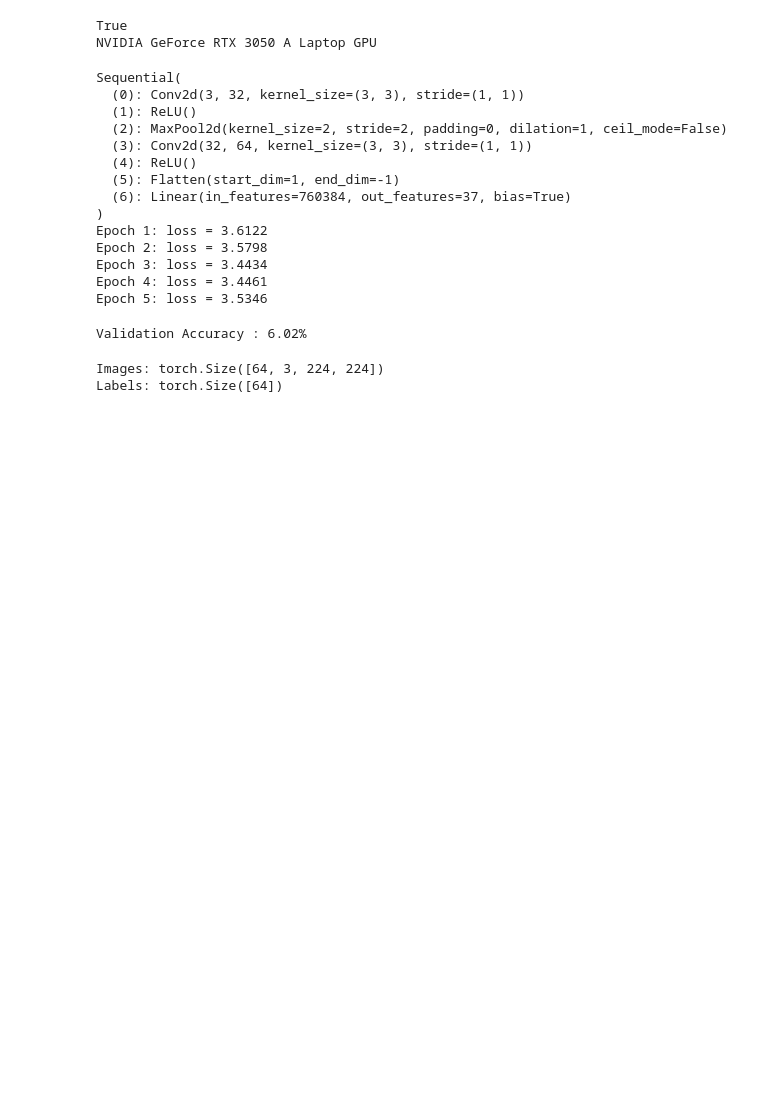
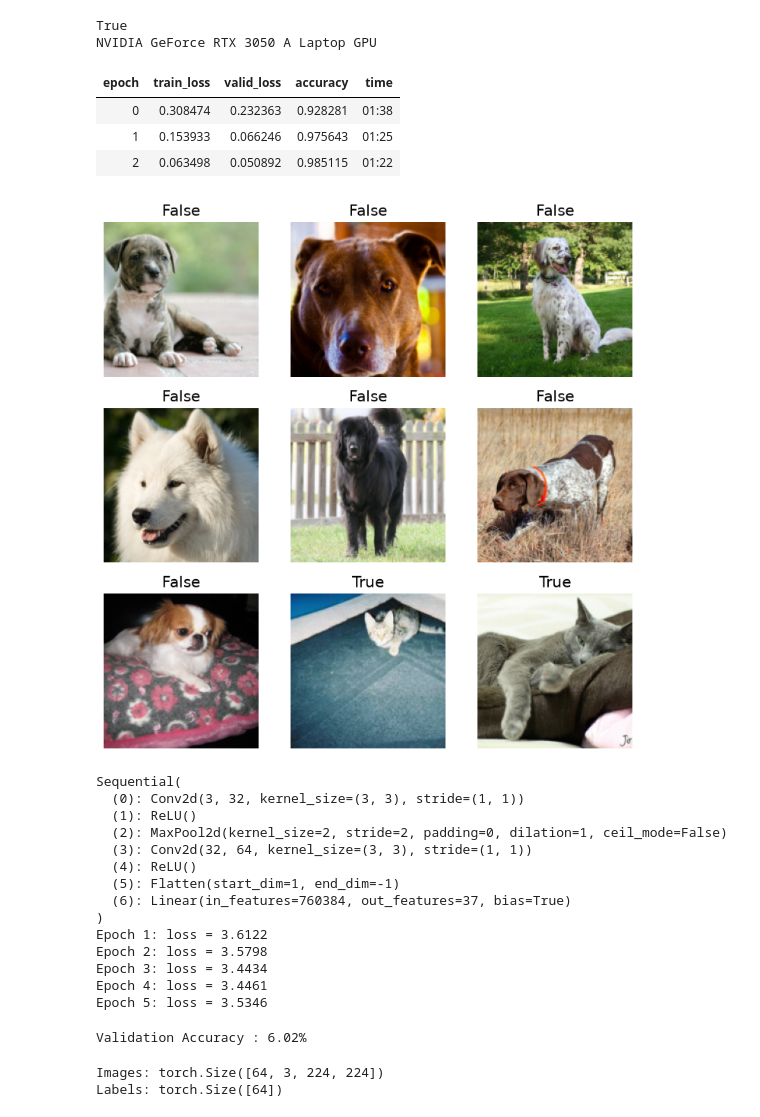
Before and after one commit to SiddhantSharma1723/python-for-ai, a Jupyter notebook: Practice/Phase-5-Deep-Learning/fastai.ipynb, the cells around one changed output. Saved outputs shown, nothing was run; the diff lists cells and outputs as text; code cells hidden in the pictures; blank space fills up the shorter version.

Commit message:
Freeze vs Unfreeze Test

```diff
--- a/Practice/Phase-5-Deep-Learning/fastai.ipynb
+++ b/Practice/Phase-5-Deep-Learning/fastai.ipynb
@@ -8,3 +8,43 @@ print(torch.cuda.get_device_name(0))
 # %% [output]
 True
 NVIDIA GeForce RTX 3050 A Laptop GPU
+# %%
+import fastbook
+fastbook.setup_book()
+from fastbook import *
+from fastai.vision.all import *
+
+path = untar_data(URLs.PETS)
+files = get_image_files(path/'images')
+
+def is_cat(x):
+    return Path(x).name[0].isupper()
+
+dls = ImageDataLoaders.from_name_func(
+    path,
+    files,
+    valid_pct = 0.2,
+    seed = 1,
+    label_func = is_cat,
+    item_tfms=Resize(160)
+)
+
+dls.vocab
+dls.show_batch()
+
+learn = vision_learner(
+    dls,
+    resnet18,
+    pretrained = True,
+    metrics = accuracy
+)
+
+learn.model
+learn.unfreeze()
+learn.fit_one_cycle(3)
+# %% [output]
+| epoch | train_loss | valid_loss | accuracy | time |
+| 0 | 0.308474 | 0.232363 | 0.928281 | 01:38 |
+| 1 | 0.153933 | 0.066246 | 0.975643 | 01:25 |
+| 2 | 0.063498 | 0.050892 | 0.985115 | 01:22 |
+[figure, added]
```
Also changed, not shown: parts of 1 cell of this notebook.
